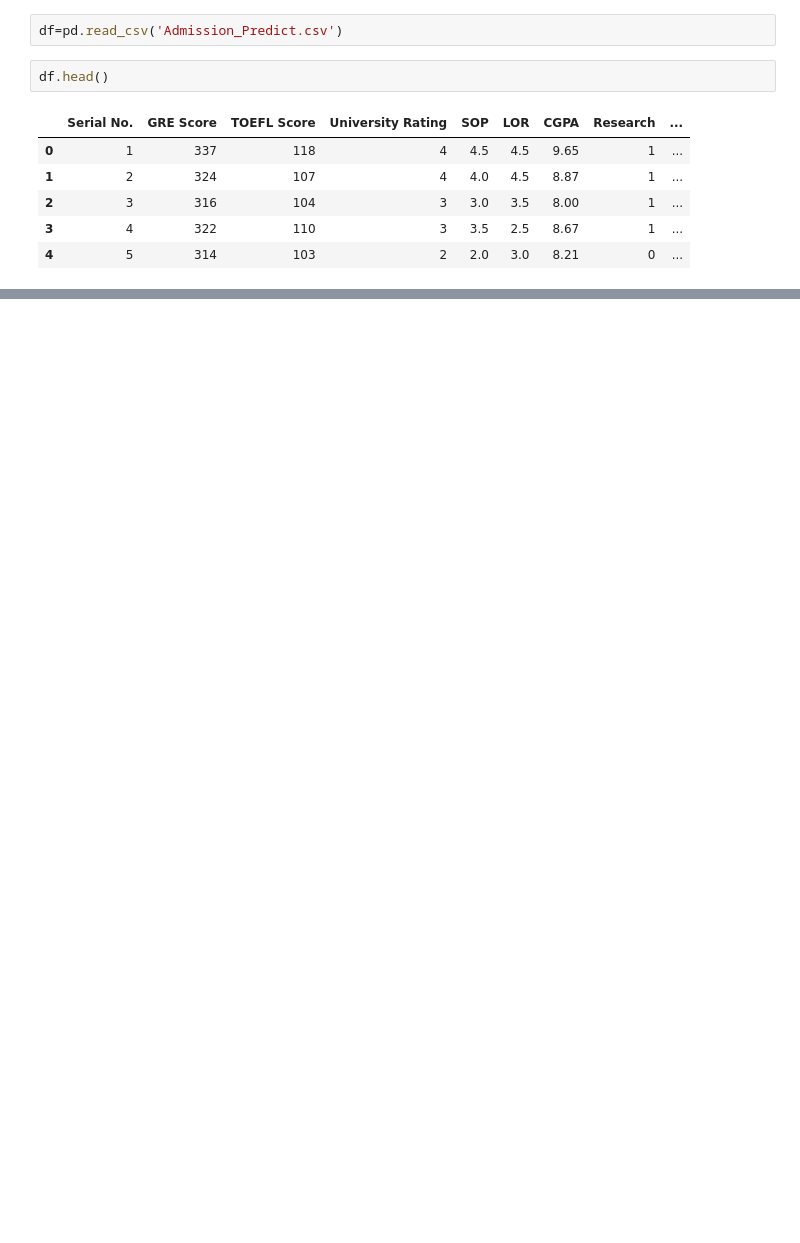
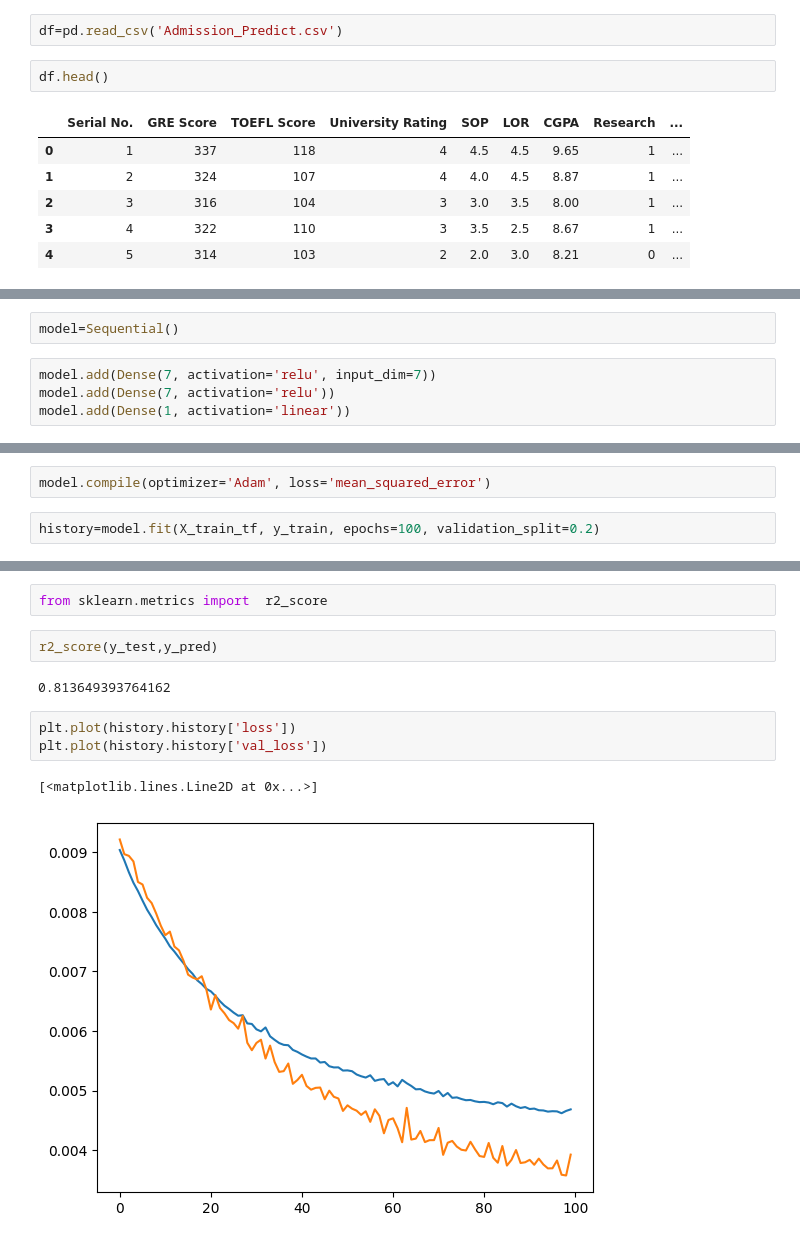
Before and after one commit to ajaykumar080286/DeepLearning, a Jupyter notebook: gre_admission_prediction.ipynb, the cells around one changed output, grey strips where cells are left out. Drawn from its saved outputs; the diff is of its cells as text; blank space fills up the shorter version.

```diff
--- a/gre_admission_prediction.ipynb
+++ b/gre_admission_prediction.ipynb
@@ -25,0 +85,6 @@ df.head()
+# %%
+model=Sequential()
+# %%
+model.add(Dense(7, activation='relu', input_dim=7))
+model.add(Dense(7, activation='relu'))
+model.add(Dense(1, activation='linear'))
@@ -25,0 +112,4 @@ df.head()
+# %%
+model.compile(optimizer='Adam', loss='mean_squared_error')
+# %%
+history=model.fit(X_train_tf, y_train, epochs=100, validation_split=0.2)
@@ -25,0 +138,12 @@ df.head()
+# %%
+from sklearn.metrics import  r2_score
+# %%
+r2_score(y_test,y_pred)
+# %% [output]
+0.813649393764162
+# %%
+plt.plot(history.history['loss'])
+plt.plot(history.history['val_loss'])
+# %% [output]
+[<matplotlib.lines.Line2D at 0x...>]
+[figure, added]
```
Also changed, not shown: parts of 14 cells of this notebook.
